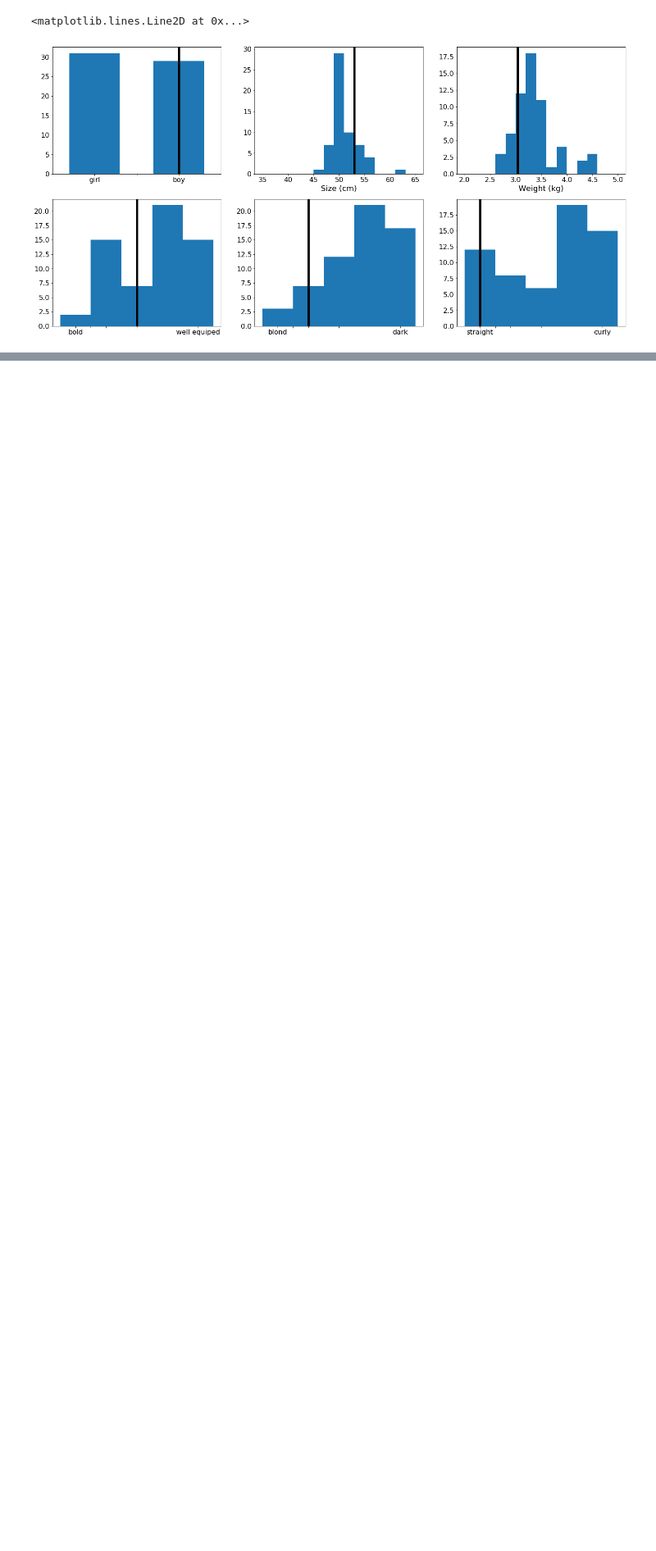
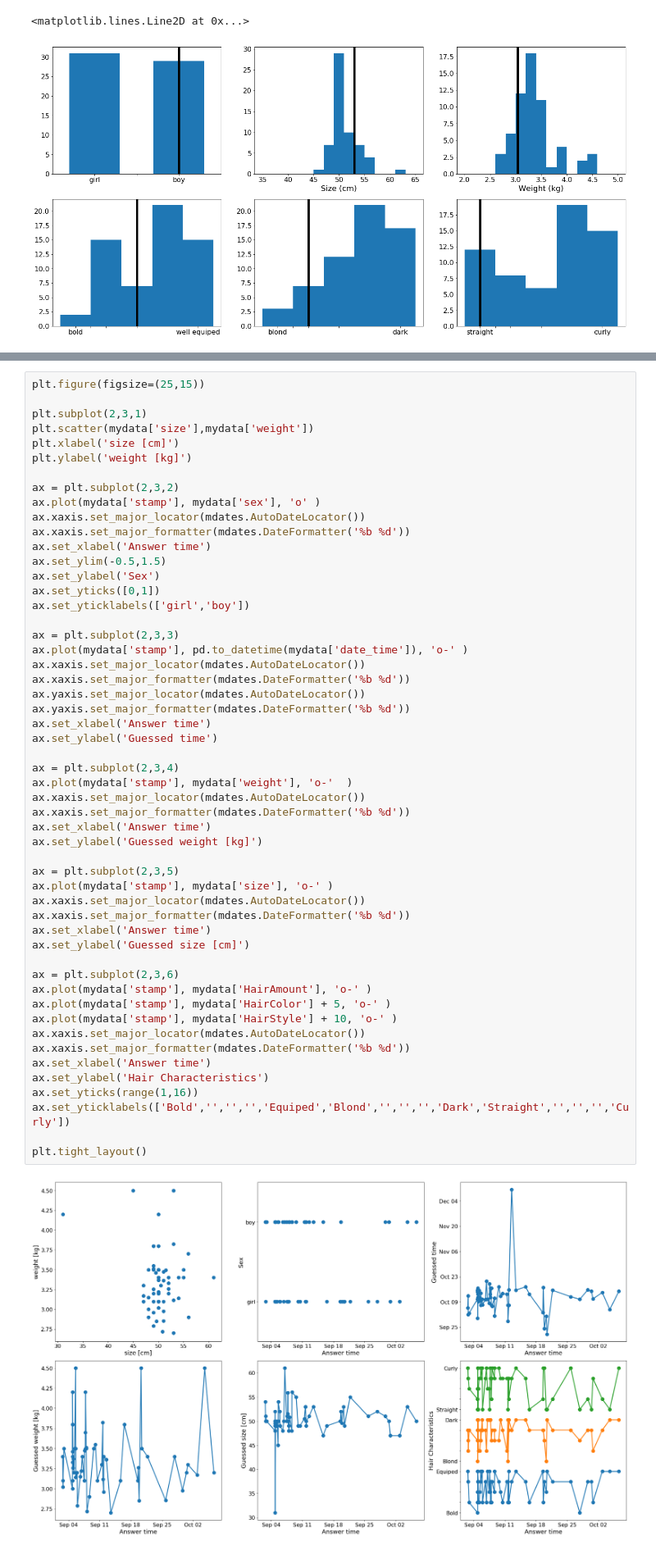
Before and after one commit to rmadar/BabyPollAnalysis, a Jupyter notebook: PollAnalysis.ipynb, the cells around one changed output, grey strips where cells are left out. Shown at 82% size. Drawn from its saved outputs; the diff is of its cells as text; blank space fills up the shorter version.

```diff
--- a/PollAnalysis.ipynb
+++ b/PollAnalysis.ipynb
@@ -111,0 +107,55 @@ plt.axvline(x=dt_true, color='black', linewidth=5.0)
+# %%
+plt.figure(figsize=(25,15))
+
+plt.subplot(2,3,1)
+plt.scatter(mydata['size'],mydata['weight'])
+plt.xlabel('size [cm]')
+plt.ylabel('weight [kg]')
+
+ax = plt.subplot(2,3,2)
+ax.plot(mydata['stamp'], mydata['sex'], 'o' )
+ax.xaxis.set_major_locator(mdates.AutoDateLocator())
+ax.xaxis.set_major_formatter(mdates.DateFormatter('%b %d'))
+ax.set_xlabel('Answer time')
+ax.set_ylim(-0.5,1.5)
+ax.set_ylabel('Sex')
+ax.set_yticks([0,1])
+ax.set_yticklabels(['girl','boy'])
+
+ax = plt.subplot(2,3,3)
+ax.plot(mydata['stamp'], pd.to_datetime(mydata['date_time']), 'o-' )
+ax.xaxis.set_major_locator(mdates.AutoDateLocator())
+ax.xaxis.set_major_formatter(mdates.DateFormatter('%b %d'))
+ax.yaxis.set_major_locator(mdates.AutoDateLocator())
+ax.yaxis.set_major_formatter(mdates.DateFormatter('%b %d'))
+ax.set_xlabel('Answer time')
+ax.set_ylabel('Guessed time')
+
+ax = plt.subplot(2,3,4)
+ax.plot(mydata['stamp'], mydata['weight'], 'o-'  )
+ax.xaxis.set_major_locator(mdates.AutoDateLocator())
+ax.xaxis.set_major_formatter(mdates.DateFormatter('%b %d'))
+ax.set_xlabel('Answer time')
+ax.set_ylabel('Guessed weight [kg]')
+
+ax = plt.subplot(2,3,5)
+ax.plot(mydata['stamp'], mydata['size'], 'o-' )
+ax.xaxis.set_major_locator(mdates.AutoDateLocator())
+ax.xaxis.set_major_formatter(mdates.DateFormatter('%b %d'))
+ax.set_xlabel('Answer time')
+ax.set_ylabel('Guessed size [cm]')
+
+ax = plt.subplot(2,3,6)
+ax.plot(mydata['stamp'], mydata['HairAmount'], 'o-' )
+ax.plot(mydata['stamp'], mydata['HairColor'] + 5, 'o-' )
+ax.plot(mydata['stamp'], mydata['HairStyle'] + 10, 'o-' )
+ax.xaxis.set_major_locator(mdates.AutoDateLocator())
+ax.xaxis.set_major_formatter(mdates.DateFormatter('%b %d'))
+ax.set_xlabel('Answer time')
+ax.set_ylabel('Hair Characteristics')
+ax.set_yticks(range(1,16))
+ax.set_yticklabels(['Bold','','','','Equiped','Blond','','','','Dark','Straight','','','','Curly'])
+
+plt.tight_layout()
+# %% [output]
+[figure, added]
```
Also changed, not shown: parts of 11 cells of this notebook, 1 other file.
